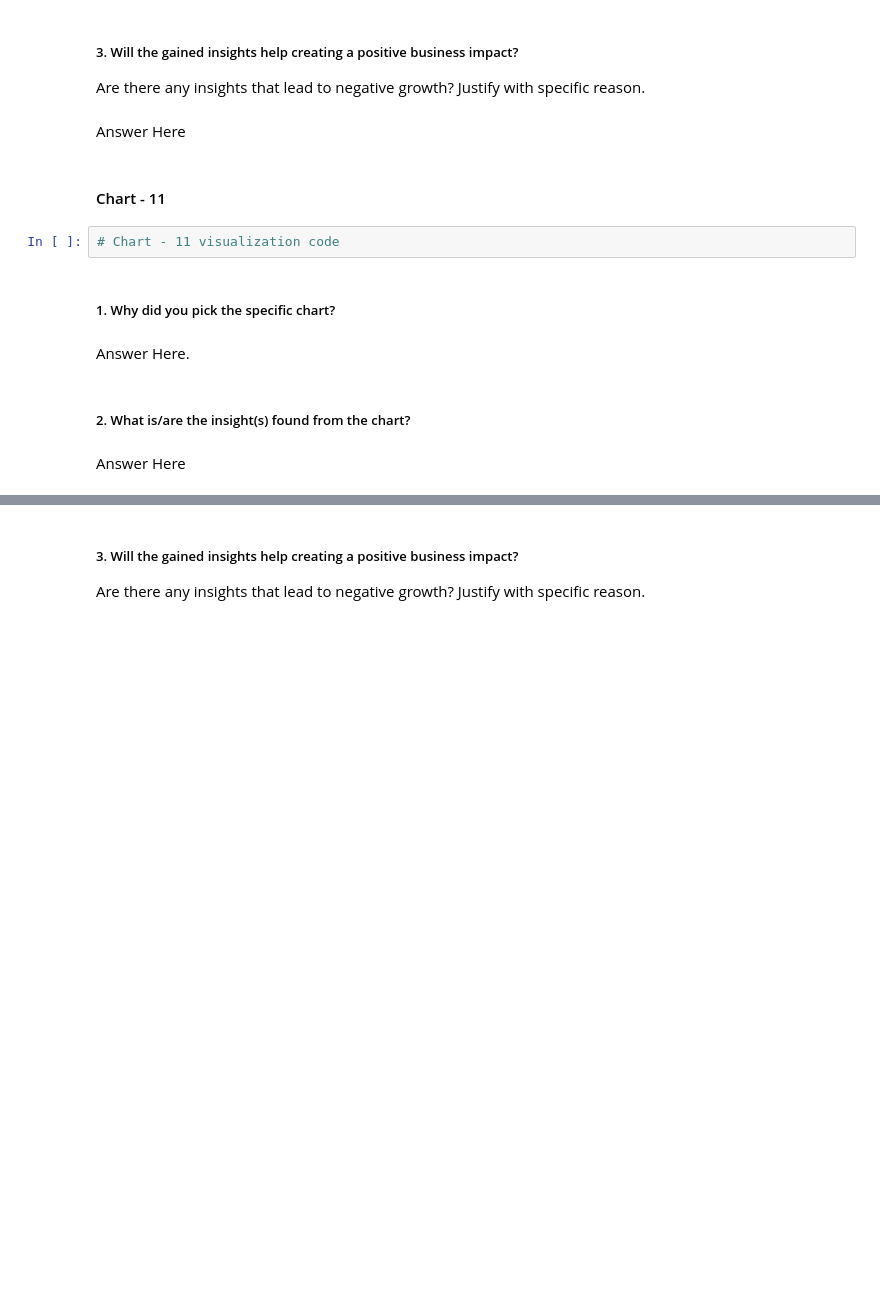
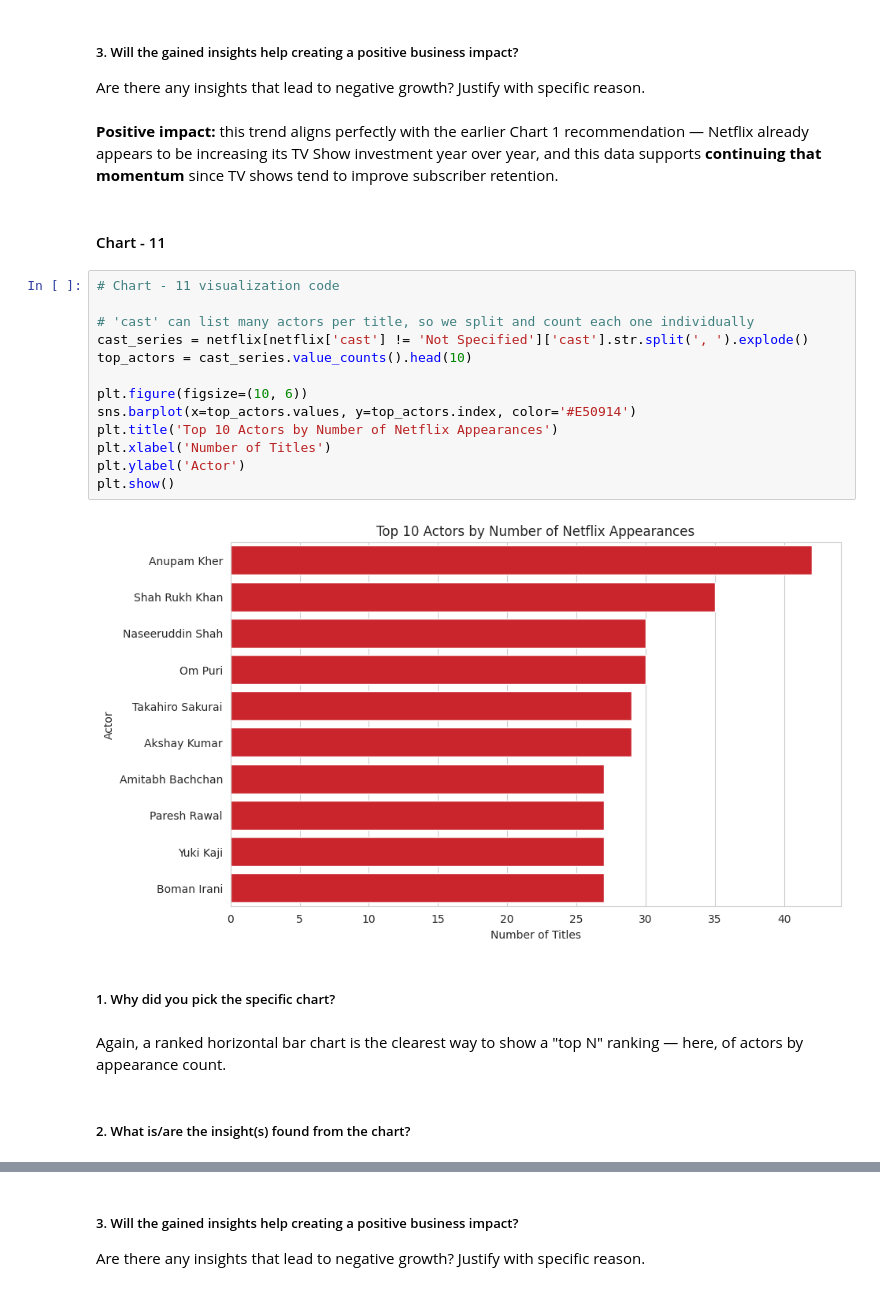
Before and after one commit to krishnajaindev/netflix-analysis, a Jupyter notebook: Netflix Analysis.ipynb, the cells around one changed output, grey strips where cells are left out. Drawn from its saved outputs; the diff is of its cells as text; blank space fills up the shorter version.

```diff
--- a/Netflix Analysis.ipynb
+++ b/Netflix Analysis.ipynb
@@ -581,17 +605,28 @@ Answer Here
 # %% [markdown]
 ##### 3. Will the gained insights help creating a positive business impact?
 Are there any insights that lead to negative growth? Justify with specific reason.
-# %% [markdown]
-Answer Here
+# %% [markdown]
+**Positive impact:** this trend aligns perfectly with the earlier Chart 1 recommendation — Netflix already appears to be increasing its TV Show investment year over year, and this data supports **continuing that momentum** since TV shows tend to improve subscriber retention.
 # %% [markdown]
 #### Chart - 11
-# %%
-# Chart - 11 visualization code
+# %%
+# Chart - 11 visualization code
+
+# 'cast' can list many actors per title, so we split and count each one individually
+cast_series = netflix[netflix['cast'] != 'Not Specified']['cast'].str.split(', ').explode()
+top_actors = cast_series.value_counts().head(10)
+
+plt.figure(figsize=(10, 6))
+sns.barplot(x=top_actors.values, y=top_actors.index, color='#E50914')
+plt.title('Top 10 Actors by Number of Netflix Appearances')
+plt.xlabel('Number of Titles')
+plt.ylabel('Actor')
+plt.show()
+# %% [output]
+[figure, added]
 # %% [markdown]
 ##### 1. Why did you pick the specific chart?
-# %% [markdown]
-Answer Here.
+# %% [markdown]
+Again, a ranked horizontal bar chart is the clearest way to show a "top N" ranking — here, of actors by appearance count.
 # %% [markdown]
 ##### 2. What is/are the insight(s) found from the chart?
-# %% [markdown]
-Answer Here
```
Also changed, not shown: parts of 47 cells of this notebook.
